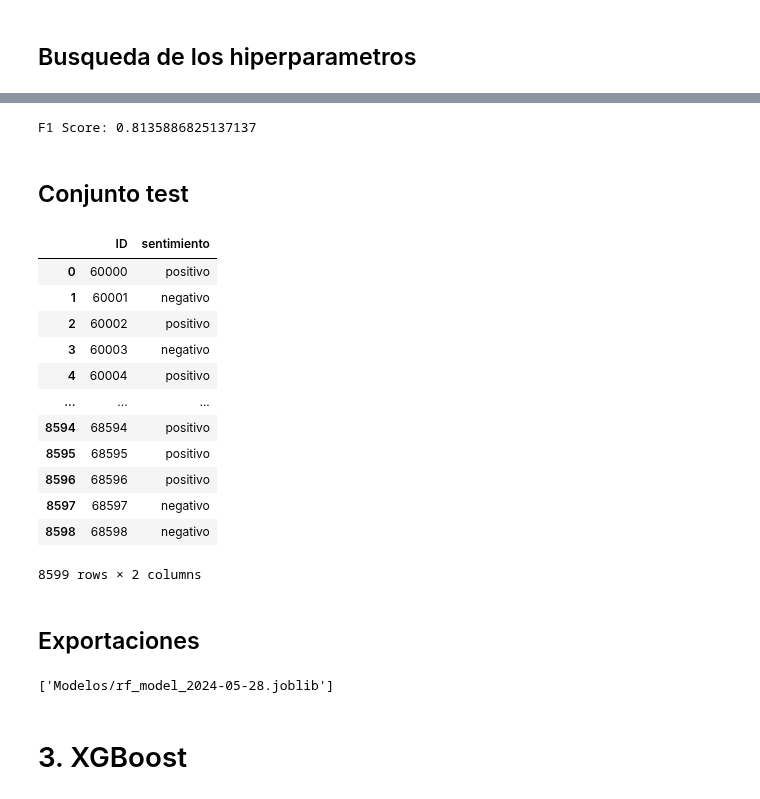
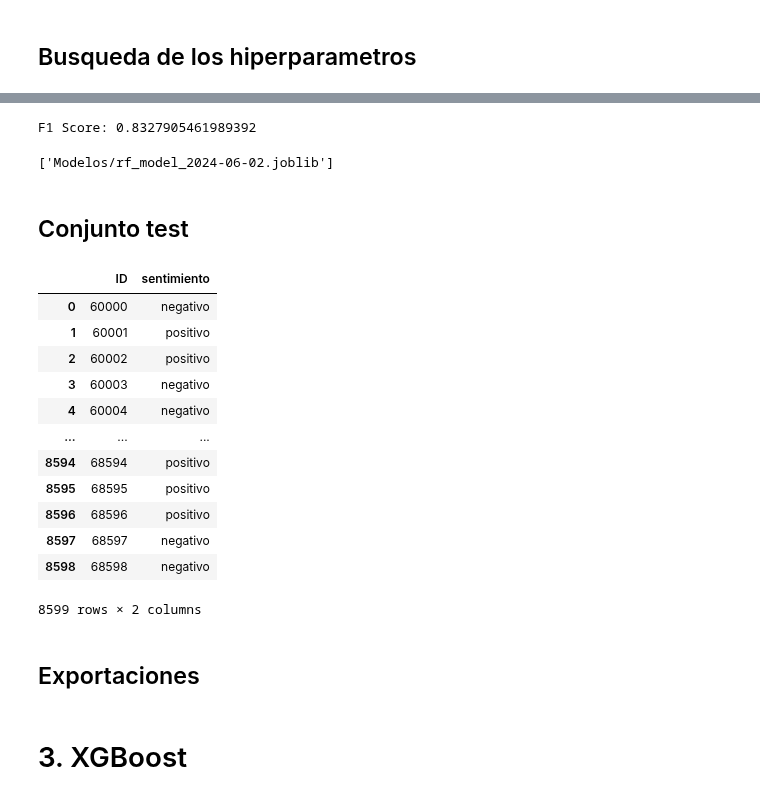
Before and after one commit to AlanRichmond/7506R-1C2024-GRUPO10, a Jupyter notebook: TP2/7506R_TP2_GRUPO10_CHPX_ENTREGA.ipynb, the cells around one changed output, grey strips where cells are left out. Saved outputs shown, nothing was run; the diff lists cells and outputs as text; code cells hidden in the pictures.

Commit message:
add different vectorization + parameters Random Forest

```diff
--- a/TP2/7506R_TP2_GRUPO10_CHPX_ENTREGA.ipynb
+++ b/TP2/7506R_TP2_GRUPO10_CHPX_ENTREGA.ipynb
@@ -332,2 +513,36 @@ X_test_vect = vectorizer.transform(X_test)
+# %%
+if bool_lemma :
+    X_train = X_train_processed
+    X_test = X_test_processed
+if type_vect == "TFIDF":
+    vect = TfidfVectorizer(stop_words=stop_words_es, **best_config)
+elif type_vect == "Count":
+    vect = CountVectorizer(stop_words=stop_words_es, **best_config)
+elif type_vect == "Hashing":
+    vect = HashingVectorizer(stop_words=stop_words_es, **best_config)
+
+X_train_vect = vect.fit_transform(X_train)
+X_test_vect = vect.transform(X_test)
 # %% [markdown]
 ## Busqueda de los hiperparametros
+# %%
+param_distributions = {
+    'n_estimators': [100, 200, 300, 400, 500],
+    'max_depth': [2, 3, 4, 5, 6],
+    'criterion': ["gini", "entropy", "log_loss"],
+    'min_samples_split': [1, 2, 3, 4, 5, 7, 10, 15],
+    'min_samples_leaf': [1, 2, 3, 4, 5, 7, 10, 15],
+}
+
+rf = RandomForestClassifier()
+f1_scorer = make_scorer(f1_score)
+
+random_search = RandomizedSearchCV(estimator=rf, param_distributions=param_distributions, cv=5, n_iter=30, scoring=f1_scorer)
+
+random_search.fit(X_train_vect, y_train)
+
+best_params = random_search.best_params_
+best_score = random_search.best_score_
+
+print(f'Mejores parametros: {best_params}')
+print(f'Mejor F1 Score: {best_score}')
@@ -334,34 +569,40 @@ X_test_vect = vectorizer.transform(X_test)
 # %%
-rf_model = RandomForestClassifier(n_estimators=100, max_depth=10, random_state=42)
-
-rf_model.fit(X_train_vect, y_train)
-y_pred = rf_model.predict(X_test_vect)
+best_rf_model = random_search.best_estimator_
+best_rf_model.fit(X_train_vect, y_train)
+y_pred = best_rf_model.predict(X_test_vect)
 
 f1 = f1_score(y_test, y_pred)
 print(f'F1 Score: {f1}')
 # %% [output]
-F1 Score: 0.8135886825137137
+F1 Score: 0.8327905461989392
+# %%
+current_date = datetime.datetime.now().strftime('%Y-%m-%d')
+
+joblib.dump(random_search, f'Modelos/rf_model_random_search_{current_date}.joblib')
+joblib.dump(best_rf_model, f'Modelos/rf_model_{current_date}.joblib')
+# %% [output]
+['Modelos/rf_model_2024-06-02.joblib']
 # %% [markdown]
 ## Conjunto test
 # %%
 conjunto_test = conjunto_test.set_index(conjunto_test['ID'])
-X_conjunto_test = vectorizer.transform(conjunto_test['review_es'])
+X_conjunto_test = vect.transform(conjunto_test['review_es'])
 
-pred_test = rf_model.predict(X_conjunto_test)
+pred_test = best_rf_model.predict(X_conjunto_test)
 pred_test_labels = ['positivo' if pred == 1 else 'negativo' for pred in pred_test]
 
 final_pred_df = pd.DataFrame({
     'ID': conjunto_test.index,
     'sentimiento': pred_test_labels
 })
 final_pred_df
 # %% [output]
 |  | ID | sentimiento |
-| 0 | 60000 | positivo |
-| 1 | 60001 | negativo |
+| 0 | 60000 | negativo |
+| 1 | 60001 | positivo |
 | 2 | 60002 | positivo |
 | 3 | 60003 | negativo |
-| 4 | 60004 | positivo |
+| 4 | 60004 | negativo |
 | ... | ... | ... |
 | 8594 | 68594 | positivo |
 | 8595 | 68595 | positivo |
@@ -375,10 +616,6 @@ final_pred_df
 current_date = datetime.datetime.now().strftime('%Y-%m-%d')
 
 final_pred_df.to_csv(f"Predicciones/RandomForest_{current_date}.csv", index=False)
-# %%
-joblib.dump(rf_model, f'Modelos/rf_model_{current_date}.joblib')
-# %% [output]
-['Modelos/rf_model_2024-05-28.joblib']
 # %% [markdown]
 # 3. XGBoost
 # %% [markdown]
```
Also changed, not shown: parts of 26 cells of this notebook, 3 other files.
